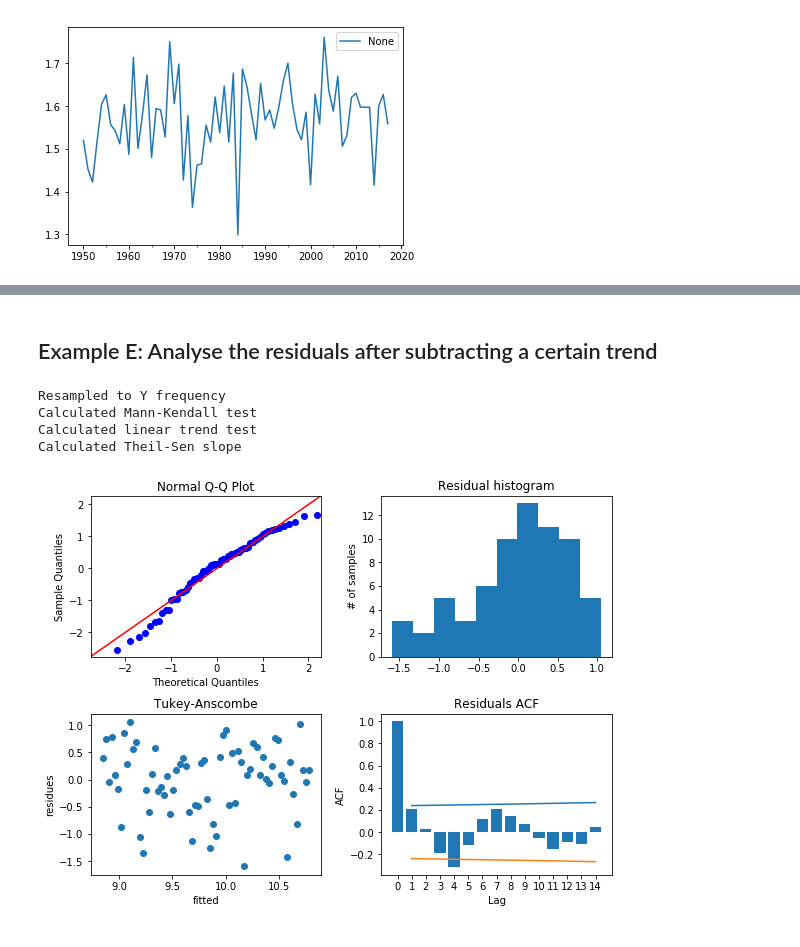
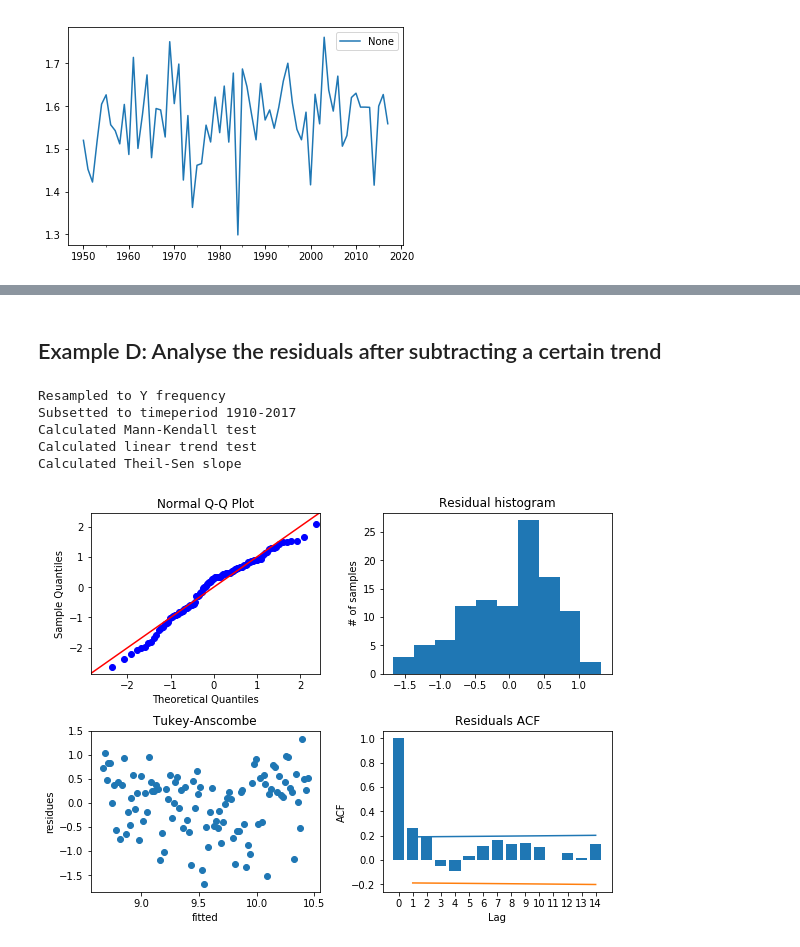
Before and after one commit to bascrezee/trend_framework, a Jupyter notebook: examples_general.ipynb, the cells around one changed output, grey strips where cells are left out. Saved outputs shown, nothing was run; the diff lists cells and outputs as text; code cells hidden in the pictures.

Commit message:
Added trend test examples

```diff
--- a/examples_general.ipynb
+++ b/examples_general.ipynb
@@ -73,0 +98,7 @@ Creating a plot with label: None
+# %%
+mydat = TrendLims1D('De Bilt')
+mydat.load_file('./test_data/ehdb_t2m.nc')
+mydat.resample('Y')
+mydat.plot()
+mydat.do_trends()
+mydat.trends
@@ -74,13 +140,16 @@ Creating a plot with label: None
 # %% [markdown]
-## Example E: Analyse the residuals after subtracting a certain trend
+## Example D: Analyse the residuals after subtracting a certain trend
 # %%
+mydat.reset()
 mydat.resample('Y')
+mydat.subset(slice('1910','2017'))
 mydat.do_trends()
 mydat.do_residual_analysis('trend_linear')
 pass # dummy statement for preventing image showing up twice
 # %% [output]
 Resampled to Y frequency
+Subsetted to timeperiod 1910-2017
 Calculated Mann-Kendall test
 Calculated linear trend test
 Calculated Theil-Sen slope
-[figure, old version]
+[figure, new version]
```
Also changed, not shown: parts of 11 cells of this notebook.
